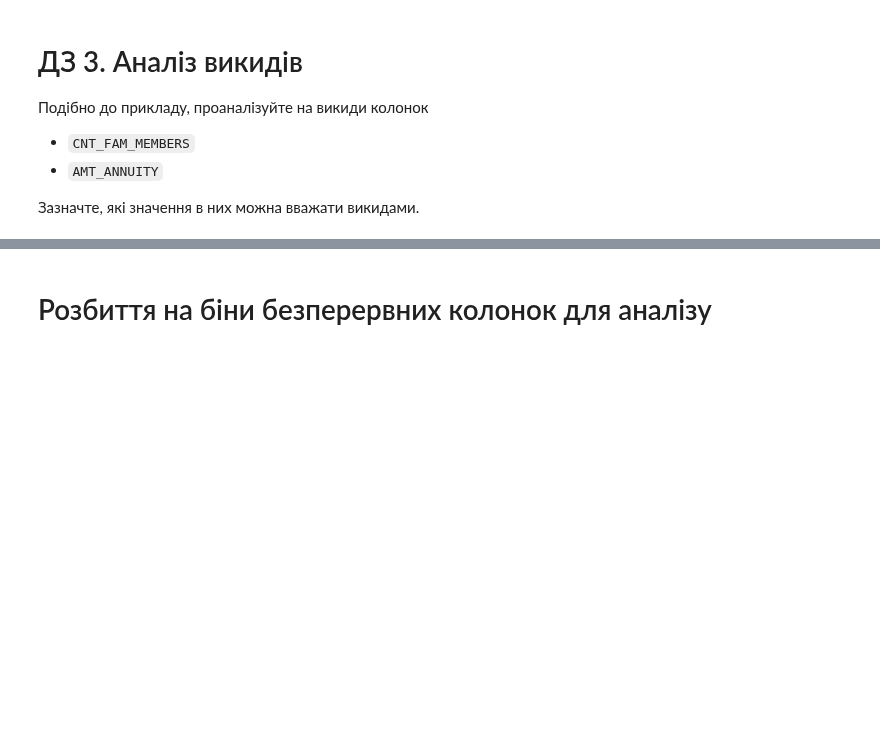
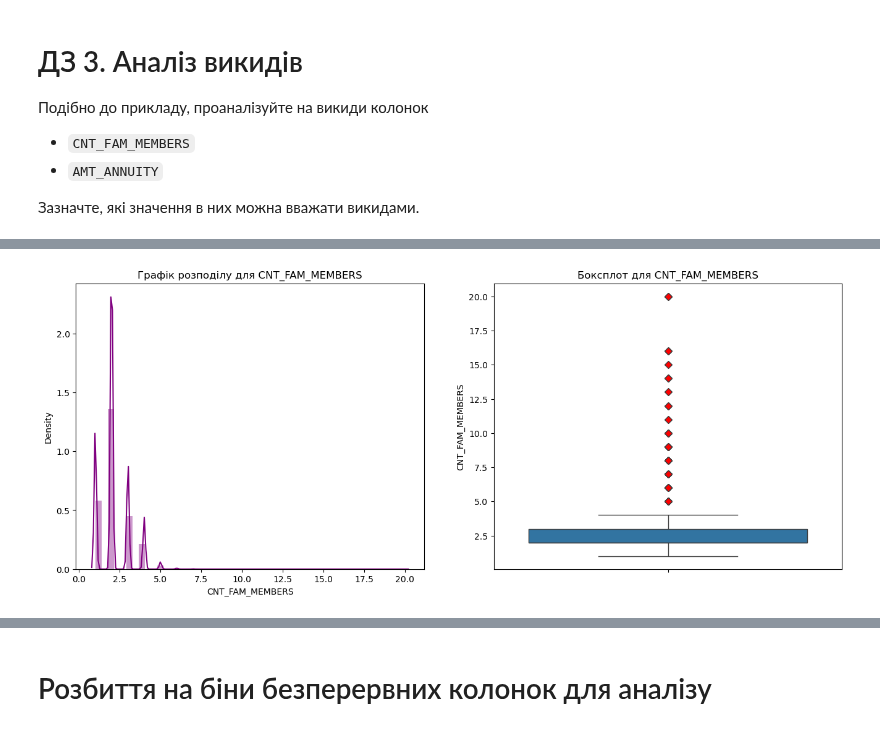
Before and after one commit to inna1999-pl/python_for_ds_tasks, a Jupyter notebook: Machine learning. New course/HW_1_2_Credit_EDA.ipynb, the cells around one changed output, grey strips where cells are left out. Cells and saved outputs as stored; diff of their text form; code cells hidden in the pictures; blank space fills up the shorter version.

```diff
--- a/Machine learning. New course/HW_1_2_Credit_EDA.ipynb
+++ b/Machine learning. New course/HW_1_2_Credit_EDA.ipynb
@@ -1204,0 +1407,4 @@ df[df['AMT_INCOME_TOTAL'] > 900000].head()
+# %%
+dist_box(df,'CNT_FAM_MEMBERS')
+# %% [output]
+[figure, added]
```
Also changed, not shown: parts of 125 cells of this notebook.
